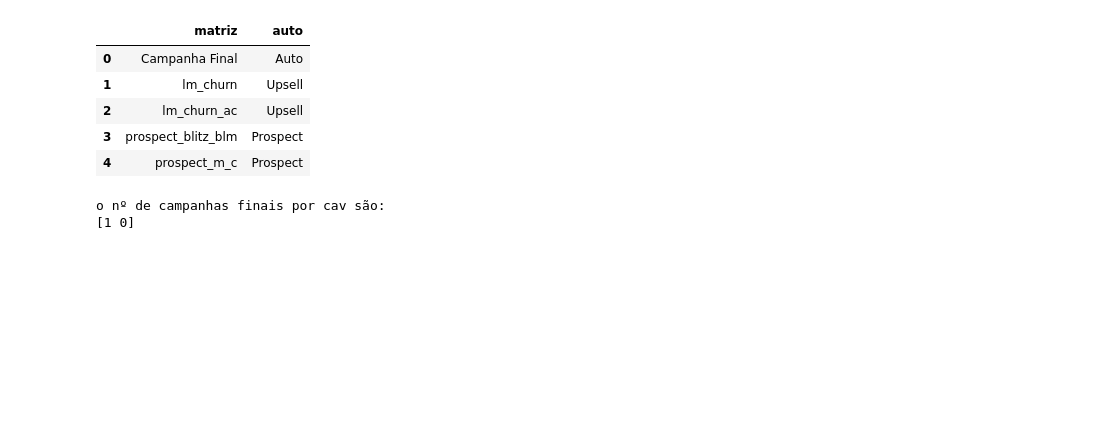
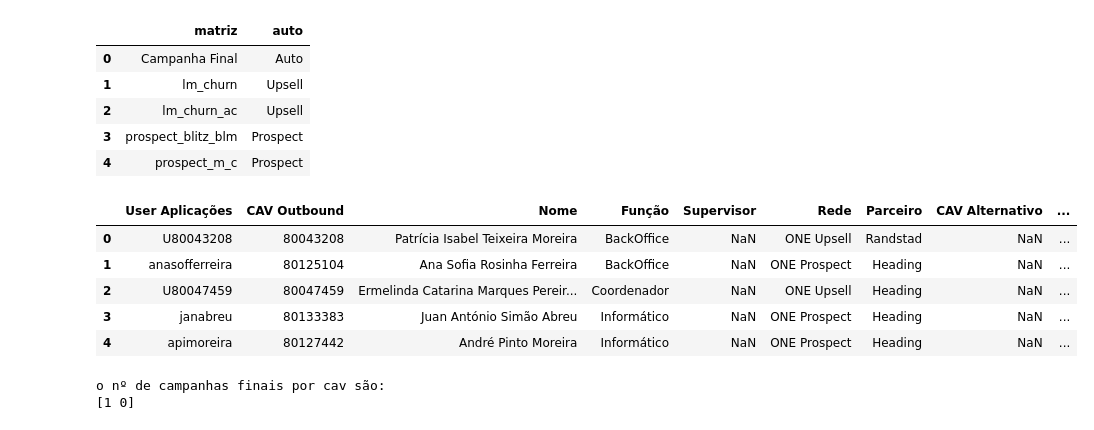
Before and after one commit to josepmatias/ONE, a Jupyter notebook: auto_one.ipynb, the cells around one changed output. Saved outputs shown, nothing was run; the diff lists cells and outputs as text; code cells hidden in the pictures; blank space fills up the shorter version.

```diff
--- a/auto_one.ipynb
+++ b/auto_one.ipynb
@@ -12,6 +11,7 @@ Requirement already satisfied: pyxlsb in /usr/local/lib/python3.10/dist-packages
 cadastro_nome="CadastroMensal_ONE_2024'Abril_desbl.xlsb"
 servicos_nome="ONE_abr24.xlsb"
 modelo_upfront_nome="Modelo upfront.xlsb"
+listagem_cadastro="listagem cadastro maio 24.xlsb"
 
 #actualização do nome de folhas
 servicos_folha="Base_Auto"
@@ -86,6 +83,17 @@ matriz_auto.head()
 | 2 | lm_churn_ac | Upsell |
 | 3 | prospect_blitz_blm | Prospect |
 | 4 | prospect_m_c | Prospect |
+# %%
+#ler ficheiro da listagem de cadastro
+listagem_cadastrodf=pd.read_excel(listagem_cadastro, sheet_name=0)
+listagem_cadastrodf.head()
+# %% [output]
+|  | User Aplicações | CAV Outbound | Nome | Função | Supervisor | Rede | Parceiro | CAV Alternativo | ... |
+| 0 | U80043208 | 80043208 | Patrícia Isabel Teixeira Moreira | BackOffice | NaN | ONE Upsell | Randstad | NaN | ... |
+| 1 | anasofferreira | 80125104 | Ana Sofia Rosinha Ferreira | BackOffice | NaN | ONE Prospect | Heading | NaN | ... |
+| 2 | U80047459 | 80047459 | Ermelinda Catarina Marques Pereir... | Coordenador | NaN | ONE Upsell | Heading | NaN | ... |
+| 3 | janabreu | 80133383 | Juan António Simão Abreu | Informático | NaN | ONE Prospect | Heading | NaN | ... |
+| 4 | apimoreira | 80127442 | André Pinto Moreira | Informático | NaN | ONE Prospect | Heading | NaN | ... |
 # %%
 #criar tabela "cadastro_auto" para criar coluna auto no ciclo de activações
 
```
Also changed, not shown: parts of 14 cells of this notebook.
